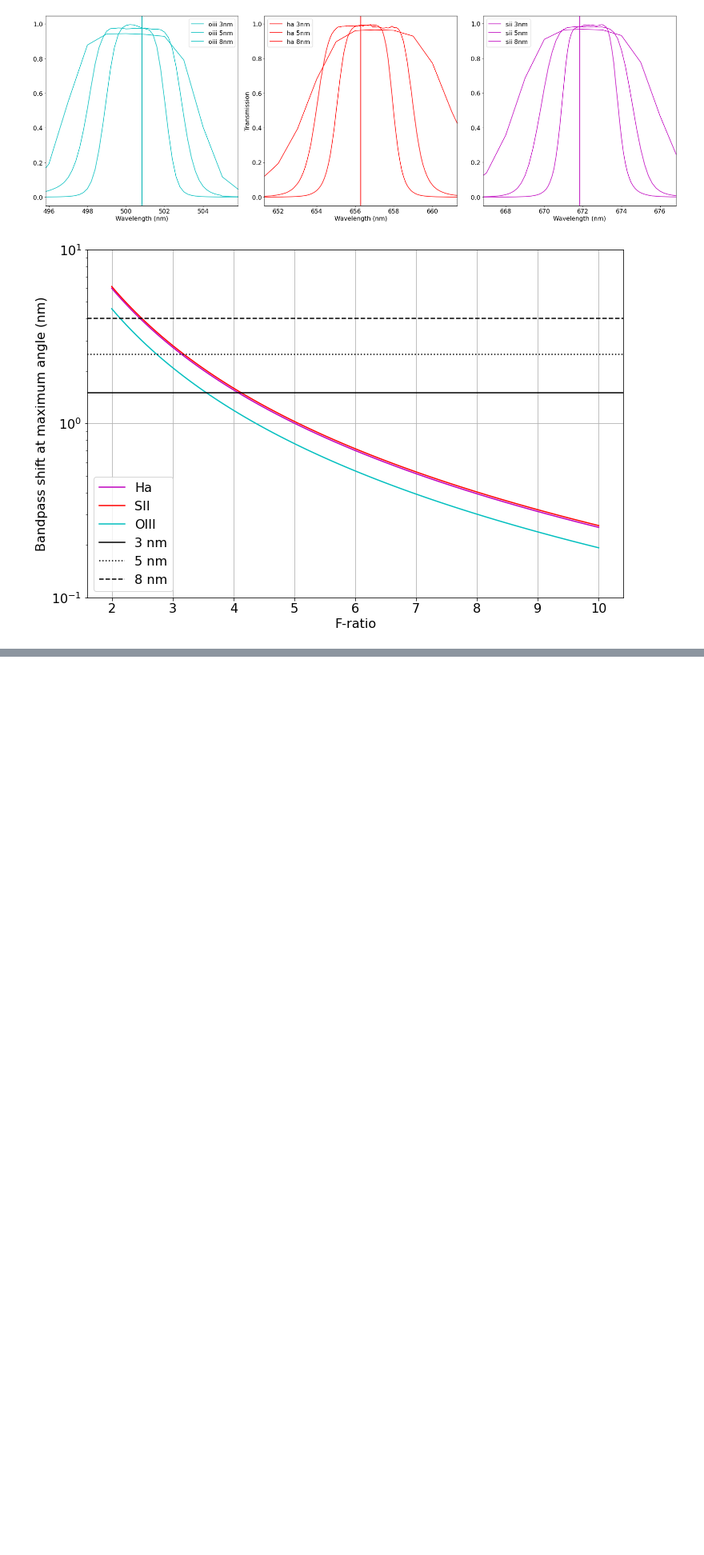
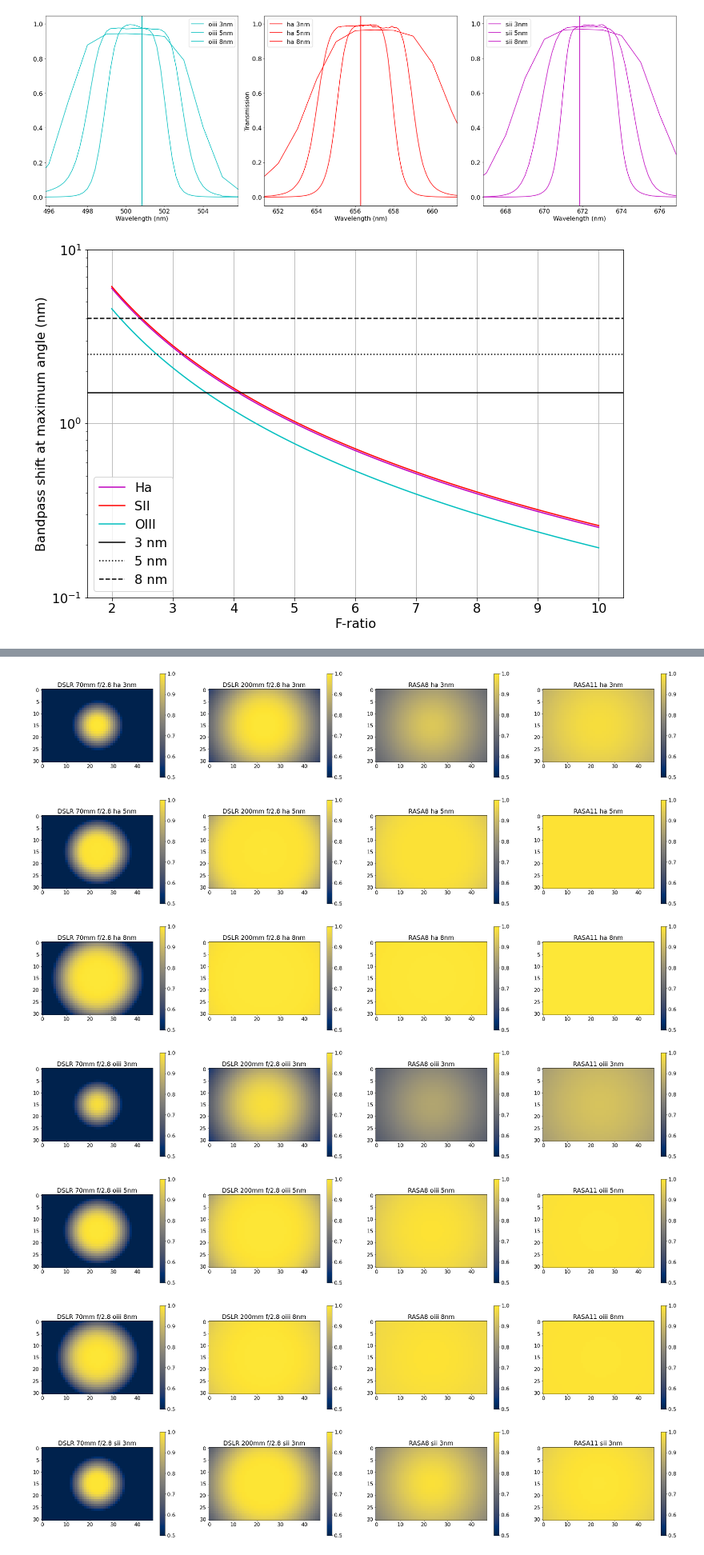
Before and after one commit to gshau/fast_optics_with_narrowband, a Jupyter notebook: bandpass_shift_nb.ipynb, the cells around one changed output, grey strips where cells are left out. Shown at 80% size. Cells and saved outputs as stored; diff of their text form; code cells hidden in the pictures; blank space fills up the shorter version.

Commit message:
update figures

```diff
--- a/bandpass_shift_nb.ipynb
+++ b/bandpass_shift_nb.ipynb
@@ -38,7 +40,7 @@ def transmission_chip(x0, y0, r_min, r_max, focal_length, filter_name='ha', band
 
     d_transmission = func(lam)
     T = ((R[:, :, None, None] * d_transmission).sum(axis=0).sum(axis=0) / (d_transmission.max() * R[:, :, None, None]).sum(axis=0).sum(axis=0))
-    return T
+    return T, THETA
 # %% [markdown]
 ## Filter transmissions
 These filter transmission data were obtianed from Chroma, and can be [downloaded](https://www.chroma.com/spectra-viewer) as a `csv` file.
@@ -381,0 +346,10 @@ for filter_name in filter_names:
+# %%
+thetas = show_chip_view(optics, filter_names, bandpasses)
+# %% [output]
+[figure, added]
+[figure, added]
+[figure, added]
+[figure, added]
+[figure, added]
+[figure, added]
+[figure, added]
```
Also changed, not shown: parts of 11 cells of this notebook, 21 other files.
